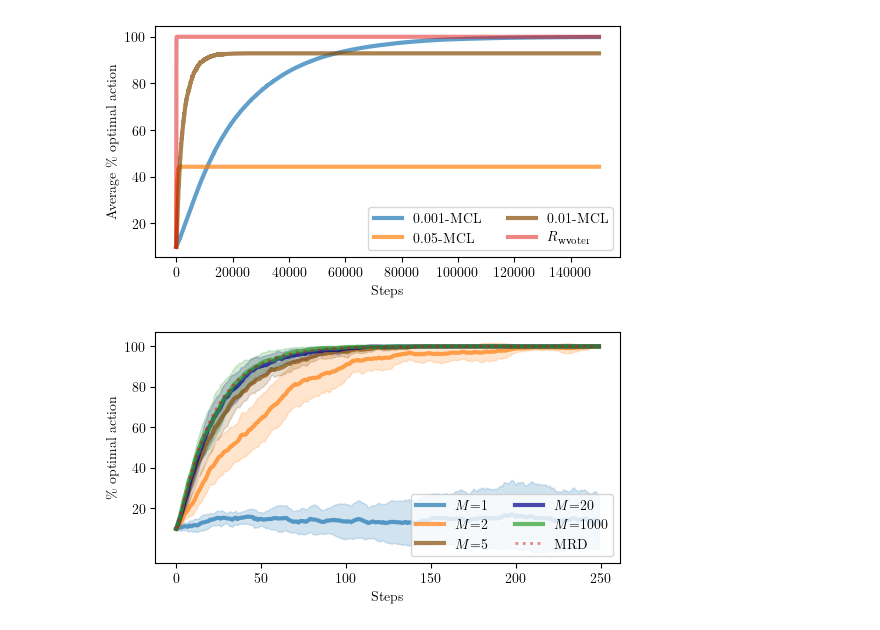
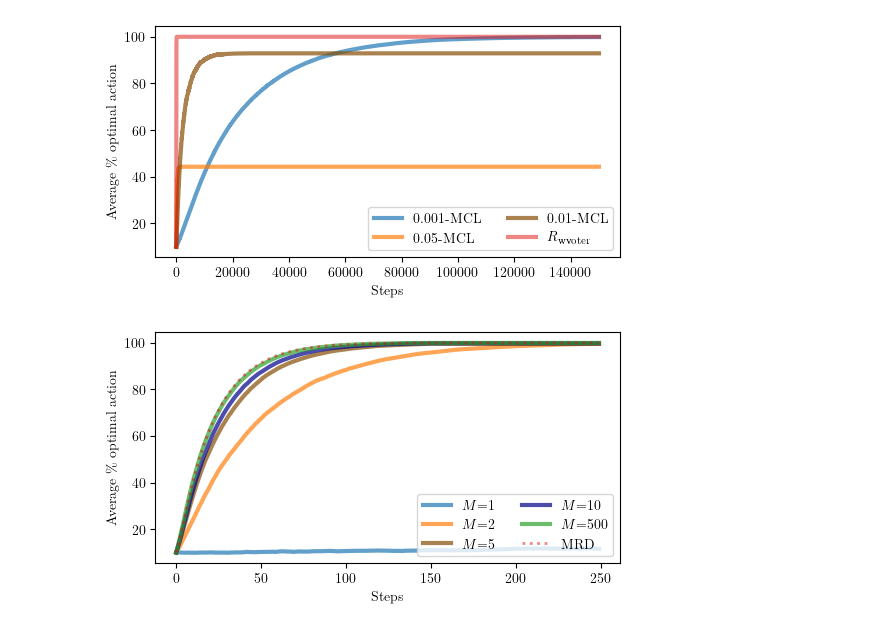
Before and after one commit to MISTLab/HiveMindRL, a Jupyter notebook: src/plots.ipynb, the cells around one changed output. Cells and saved outputs as stored; diff of their text form; code cells hidden in the pictures.

Commit message:
some changes for neighbourhood exp

```diff
--- a/src/plots.ipynb
+++ b/src/plots.ipynb
@@ -89,14 +89,16 @@ plt.savefig(f"MCL_with_many_alphas.pdf", bbox_inches="tight", dpi=900)
 # %% [output]
 [figure]
 # %%
-nei_sizes = [1, 2, 5, 20, 1000]
+nei_sizes = [1, 2, 5, 10, 500]
 # population_sizes = [10, 1000]
-seeds = 10
-steps = 250
+seeds = 1000
 name = "evenly spaced"
+disjoint_neighbourhood = False
+use_neighbourhood = True
+device = "cpu"
+n_proc = 20
+population_size = 500
 bandit = BanditLinear(name=name)
-population_size = 1000
-
 
 fig, ax = plt.subplots(1, 1, figsize=(6, 3))
 colors = ["#1f77b4", "#ff7f0e", "#854d05", "#00008b", "#2ca02c", "#e00e0e"]
@@ -104,54 +106,71 @@ colors = ["#1f77b4", "#ff7f0e", "#854d05", "#00008b", "#2ca02c", "#e00e0e"]
 i = 0
 for nei_size in nei_sizes:
 
-    mean_rewards_wvr, optimal_action_wvr = weighted_voter_rule(
-        steps=steps,
-        population_size=population_size,
-        seeds=seeds,
-        bandit=bandit,
-        neighbourhood_size=nei_size,
-        disjoint_neighbourhood=False,
+    if (nei_size == 5) or (nei_size == 10) or (nei_size == 500):
+        steps = 150
+
+    else:
+        steps = 250
+
+    # if (nei_size == 1000):
+    #     use_neighbourhood = False
+
+    _, optimal_action_wvr = run_parallel_simulation_wvr(
+    steps=steps,
+    population_size=population_size,
+    seeds=seeds,
+    neighbourhood_size=nei_size,
+    disjoint_neighbourhood=disjoint_neighbourhood,
+    use_neighbourhood=use_neighbourhood,
+    name=name,
+    n_proc=n_proc,
+    device=device,
     )
 
-    ax.fill_between(
-        range(steps),
-        optimal_action_wvr.mean(axis=0) * 100 - optimal_action_wvr.std(axis=0) * 100,
-        optimal_action_wvr.mean(axis=0) * 100 + optimal_action_wvr.std(axis=0) * 100,
-        color=colors[i],
-        alpha=0.2,
-    )
+    optimal_action_wvr = optimal_action_wvr.mean(axis=0)
+    if steps < 250:
+        extend = np.full(250 - 150, optimal_action_wvr[-1])
+        optimal_action_wvr = np.concatenate((optimal_action_wvr, extend))
+
+    # ax.fill_between(
+    #     range(steps),
+    #     optimal_action_wvr.mean(axis=0) * 100 - optimal_action_wvr.std(axis=0) * 100,
+    #     optimal_action_wvr.mean(axis=0) * 100 + optimal_action_wvr.std(axis=0) * 100,
+    #     color=colors[i],
+    #     alpha=0.2,
+    # )
 
     ax.plot(
-        range(steps),
-        optimal_action_wvr.mean(axis=0) * 100,
+        range(250),
+        optimal_action_wvr * 100,
         label=r"$M$" + f"={nei_size}",
         color=colors[i],
         alpha=0.7,
         linewidth=3,
     )
 
     i += 1
 
 mean_rewards_mrd, optimal_action_mrd = replicator_dynamic(
-    delta=1, bandit=bandit, steps=steps, trd=False
+    delta=1, bandit=bandit, steps=250, trd=False
 )
 
 ax.plot(
-    range(steps),
+    range(250),
     optimal_action_mrd * 100,
     label=r"MRD",
     color=colors[-1],
     linestyle="dotted",
     linewidth=2,
     alpha=0.5,
 )
 
-ax.set_ylabel(r"$\%$ optimal action", fontsize=10)
+ax.set_ylabel(r"Average $\%$ optimal action", fontsize=10)
 ax.set_xlabel("Steps", fontsize=10)
 ax.set_yticks([i for i in np.arange(20, 120, 20)])
 ax.set_yticklabels([f"{i}" for i in np.arange(20, 120, 20)], fontsize=10)
 # ax.set_xscale("log")
 ax.legend(loc="lower right", fontsize=10, ncols=2)
 plt.savefig(f"wvr_with_many_nei_sizes.pdf", bbox_inches="tight", dpi=900)
 # %% [output]
-[figure, old version]
+[figure, new version]
```
Also changed, not shown: parts of 1 cell of this notebook, 3 other files.
